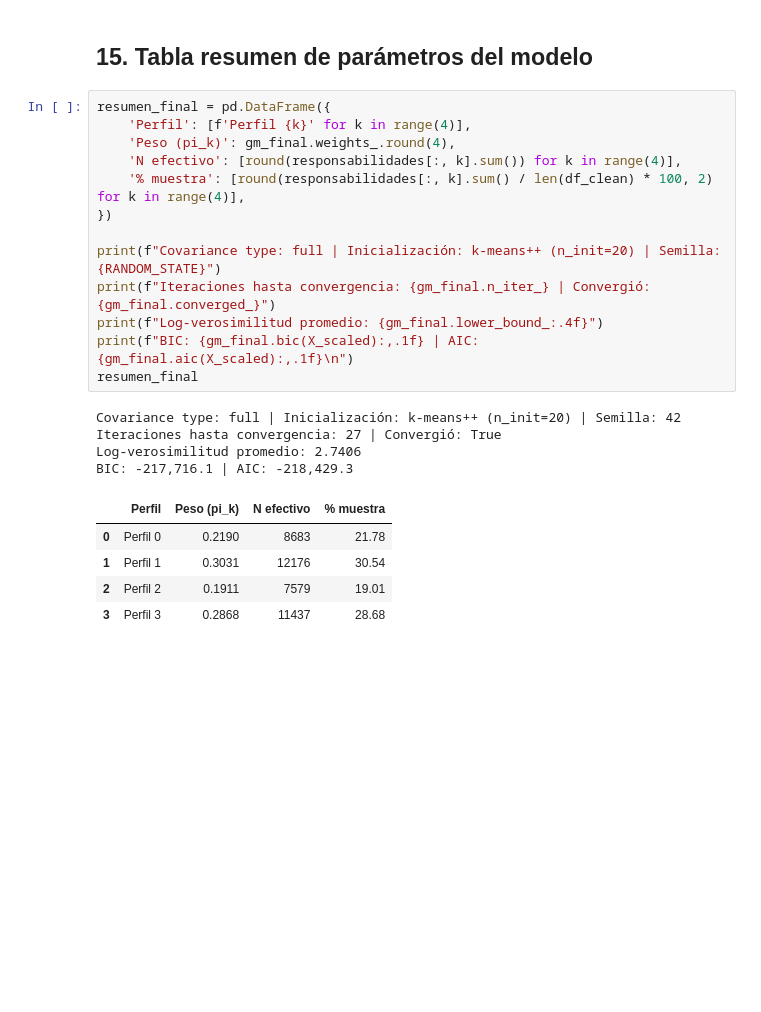
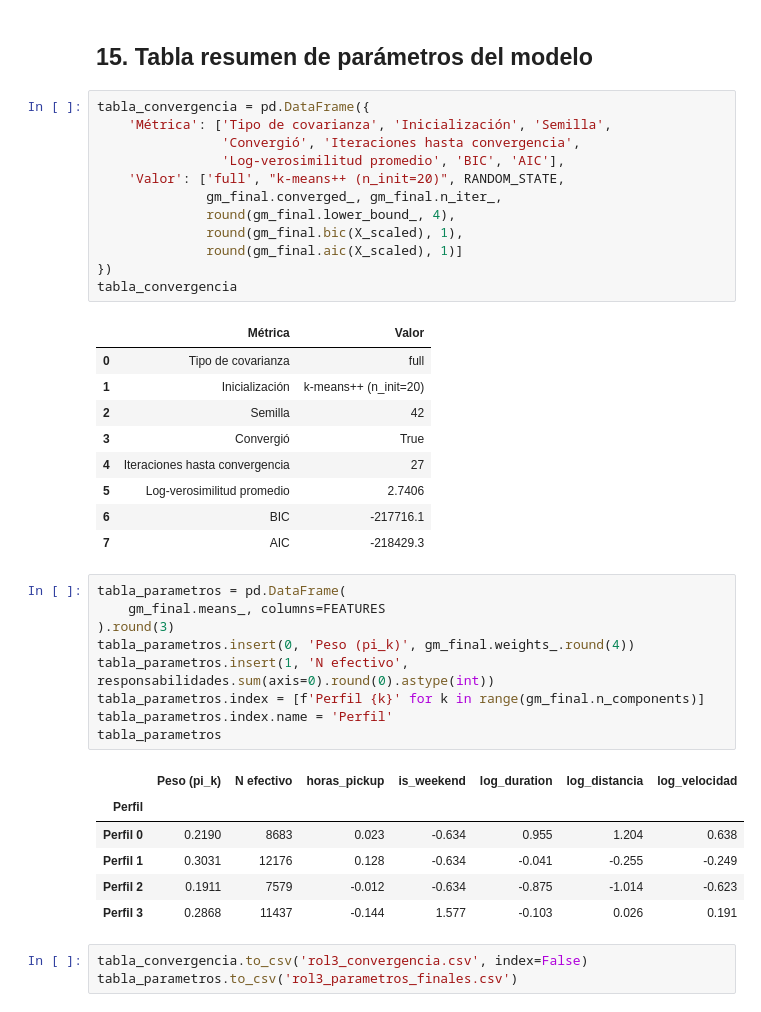
Before and after one commit to Joel-F-Alba-A/NYC-Taxi-Unsupervised-Learning, a Jupyter notebook: notebooks/Role_3_Gaussian_Mixture_Models_and_Latent_Variables.ipynb, the cells around one changed output. Drawn from its saved outputs; the diff is of its cells as text; blank space fills up the shorter version.

```diff
--- a/notebooks/Role_3_Gaussian_Mixture_Models_and_Latent_Variables.ipynb
+++ b/notebooks/Role_3_Gaussian_Mixture_Models_and_Latent_Variables.ipynb
@@ -601,26 +598,44 @@ Por lo tanto, para este conjunto de datos parece más útil hablar de tipos de v
 4. **La inicialización afecta el resultado del modelo.** Los experimentos realizados muestran diferencias entre las inicializaciones. Por eso, si el modelo se vuelve a entrenar periódicamente, utilizar varios reinicios puede ayudar a obtener soluciones más estables.
 # %% [markdown]
 ## 15. Tabla resumen de parámetros del modelo
+# %%
+tabla_convergencia = pd.DataFrame({
+    'Métrica': ['Tipo de covarianza', 'Inicialización', 'Semilla',
+                'Convergió', 'Iteraciones hasta convergencia',
+                'Log-verosimilitud promedio', 'BIC', 'AIC'],
+    'Valor': ['full', "k-means++ (n_init=20)", RANDOM_STATE,
+              gm_final.converged_, gm_final.n_iter_,
+              round(gm_final.lower_bound_, 4),
+              round(gm_final.bic(X_scaled), 1),
+              round(gm_final.aic(X_scaled), 1)]
+})
+tabla_convergencia
+# %% [output]
+|  | Métrica | Valor |
+| 0 | Tipo de covarianza | full |
+| 1 | Inicialización | k-means++ (n_init=20) |
+| 2 | Semilla | 42 |
+| 3 | Convergió | True |
+| 4 | Iteraciones hasta convergencia | 27 |
+| 5 | Log-verosimilitud promedio | 2.7406 |
+| 6 | BIC | -217716.1 |
+| 7 | AIC | -218429.3 |
 # %%
-resumen_final = pd.DataFrame({
-    'Perfil': [f'Perfil {k}' for k in range(4)],
-    'Peso (pi_k)': gm_final.weights_.round(4),
-    'N efectivo': [round(responsabilidades[:, k].sum()) for k in range(4)],
-    '% muestra': [round(responsabilidades[:, k].sum() / len(df_clean) * 100, 2) for k in range(4)],
-})
-
-print(f"Covariance type: full | Inicialización: k-means++ (n_init=20) | Semilla: {RANDOM_STATE}")
-print(f"Iteraciones hasta convergencia: {gm_final.n_iter_} | Convergió: {gm_final.converged_}")
-print(f"Log-verosimilitud promedio: {gm_final.lower_bound_:.4f}")
-print(f"BIC: {gm_final.bic(X_scaled):,.1f} | AIC: {gm_final.aic(X_scaled):,.1f}\n")
-resumen_final
+tabla_parametros = pd.DataFrame(
+    gm_final.means_, columns=FEATURES
+).round(3)
+tabla_parametros.insert(0, 'Peso (pi_k)', gm_final.weights_.round(4))
+tabla_parametros.insert(1, 'N efectivo', responsabilidades.sum(axis=0).round(0).astype(int))
+tabla_parametros.index = [f'Perfil {k}' for k in range(gm_final.n_components)]
+tabla_parametros.index.name = 'Perfil'
+tabla_parametros
 # %% [output]
-Covariance type: full | Inicialización: k-means++ (n_init=20) | Semilla: 42
-Iteraciones hasta convergencia: 27 | Convergió: True
-Log-verosimilitud promedio: 2.7406
-BIC: -217,716.1 | AIC: -218,429.3
-|  | Perfil | Peso (pi_k) | N efectivo | % muestra |
-| 0 | Perfil 0 | 0.2190 | 8683 | 21.78 |
-| 1 | Perfil 1 | 0.3031 | 12176 | 30.54 |
-| 2 | Perfil 2 | 0.1911 | 7579 | 19.01 |
-| 3 | Perfil 3 | 0.2868 | 11437 | 28.68 |
+|  | Peso (pi_k) | N efectivo | horas_pickup | is_weekend | log_duration | log_distancia | log_velocidad |
+| Perfil |  |  |  |  |  |  |  |
+| Perfil 0 | 0.2190 | 8683 | 0.023 | -0.634 | 0.955 | 1.204 | 0.638 |
+| Perfil 1 | 0.3031 | 12176 | 0.128 | -0.634 | -0.041 | -0.255 | -0.249 |
+| Perfil 2 | 0.1911 | 7579 | -0.012 | -0.634 | -0.875 | -1.014 | -0.623 |
+| Perfil 3 | 0.2868 | 11437 | -0.144 | 1.577 | -0.103 | 0.026 | 0.191 |
+# %%
+tabla_convergencia.to_csv('rol3_convergencia.csv', index=False)
+tabla_parametros.to_csv('rol3_parametros_finales.csv')
```
Also changed, not shown: parts of 5 cells of this notebook.
